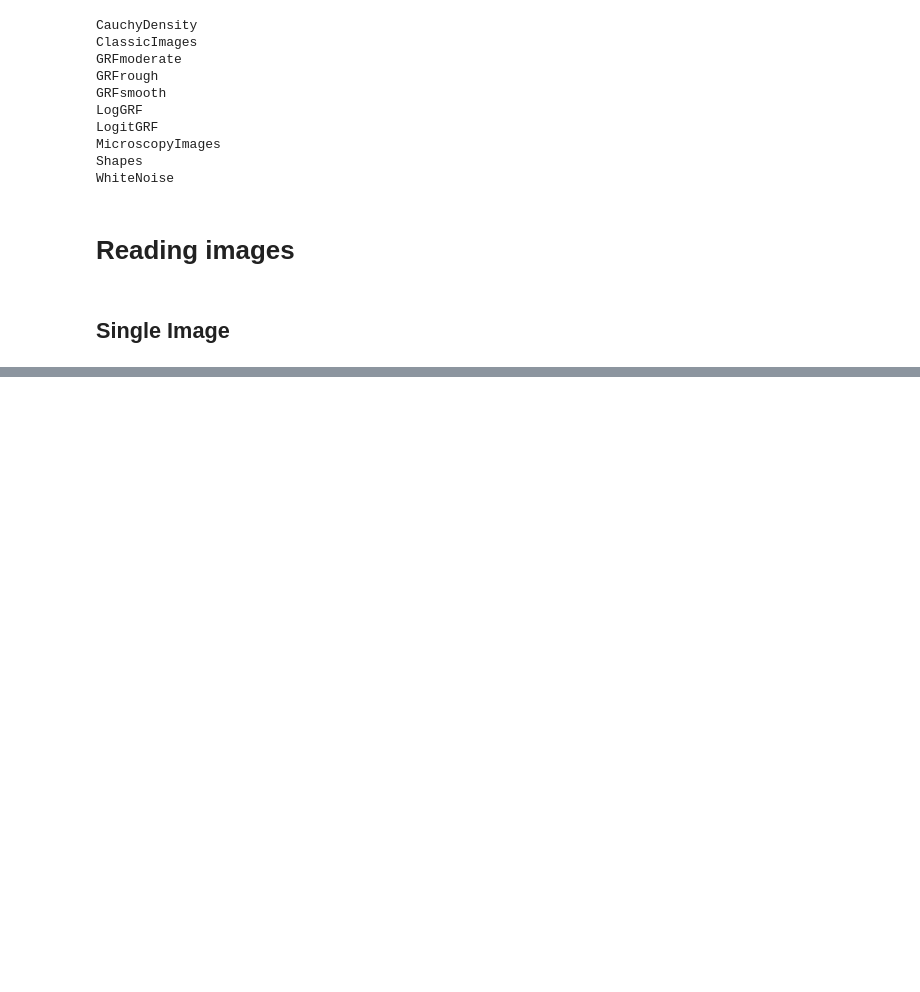
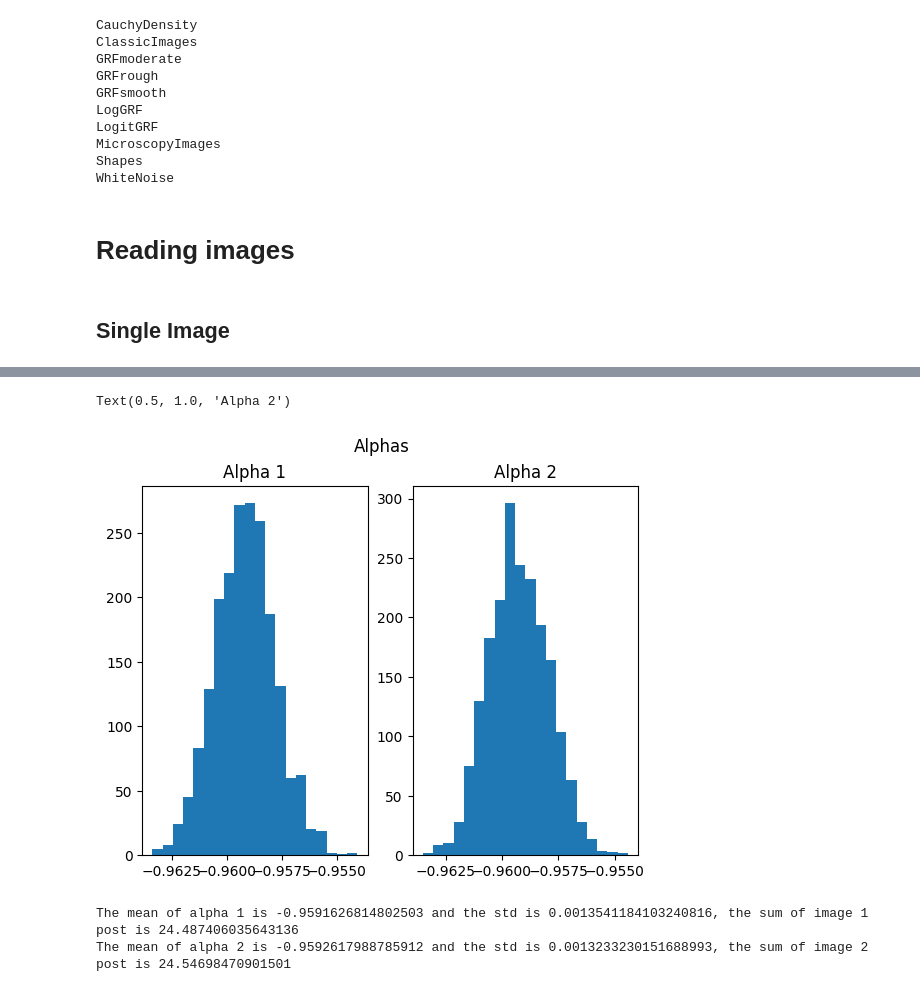
Before and after one commit to warik21/Thesis, a Jupyter notebook: Playground.ipynb, the cells around one changed output, grey strips where cells are left out. Saved outputs shown, nothing was run; the diff lists cells and outputs as text; code cells hidden in the pictures; blank space fills up the shorter version.

```diff
--- a/Playground.ipynb
+++ b/Playground.ipynb
@@ -381,0 +141,25 @@ plt.show()
+# %%
+# Plot the alphas
+fig, axs = plt.subplots(1, 2)
+fig.suptitle('Alphas')
+axs[0].hist(alpha_1s, bins=20)
+axs[0].set_title('Alpha 1')
+axs[1].hist(alpha_2s, bins=20)
+axs[1].set_title('Alpha 2')
+# %% [output]
+Text(0.5, 1.0, 'Alpha 2')
+[figure, added]
+# %%
+# Calculate the mean and std of the alphas
+alpha_1_mean = alpha_1s.mean()
+alpha_2_mean = alpha_2s.mean()
+alpha_1_std = alpha_1s.std()
+alpha_2_std = alpha_2s.std()
+sum_image1_post = 1 / (1 + alpha_1_mean)
+sum_image2_post = 1 / (1 + alpha_2_mean)
+
+print(f'The mean of alpha 1 is {alpha_1_mean} and the std is {alpha_1_std}, the sum of image 1 post is {sum_image1_post}')
+print(f'The mean of alpha 2 is {alpha_2_mean} and the std is {alpha_2_std}, the sum of image 2 post is {sum_image2_post}')
+# %% [output]
+The mean of alpha 1 is -0.9591626814802503 and the std is 0.0013541184103240816, the sum of image 1 post is 24.487406035643136
+The mean of alpha 2 is -0.9592617988785912 and the std is 0.0013233230151688993, the sum of image 2 post is 24.54698470901501
```
Also changed, not shown: parts of 73 cells of this notebook, 1 other file.
